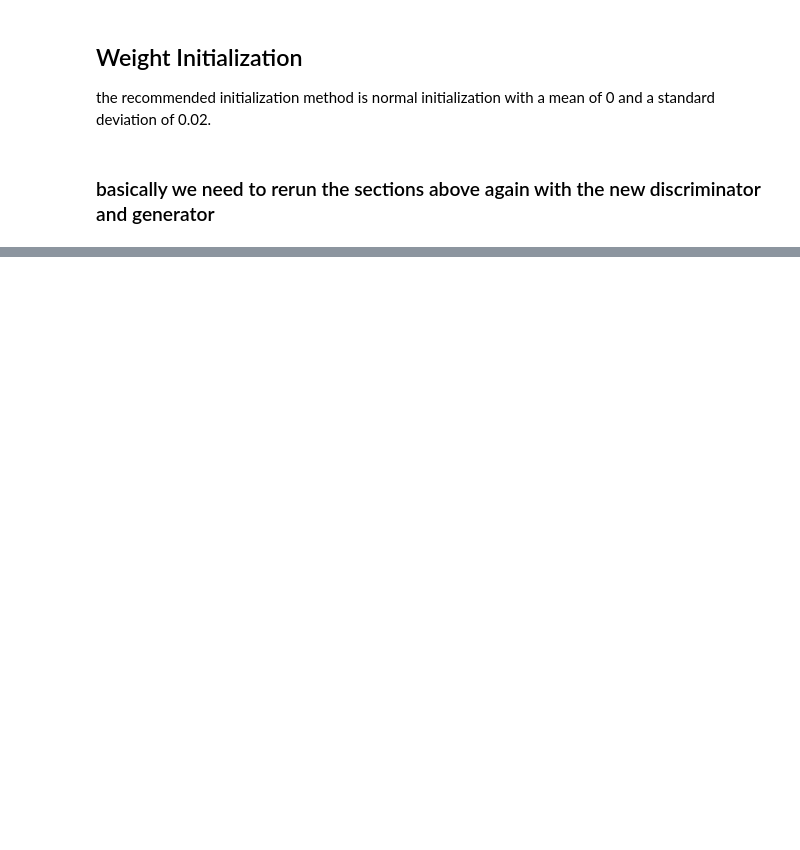
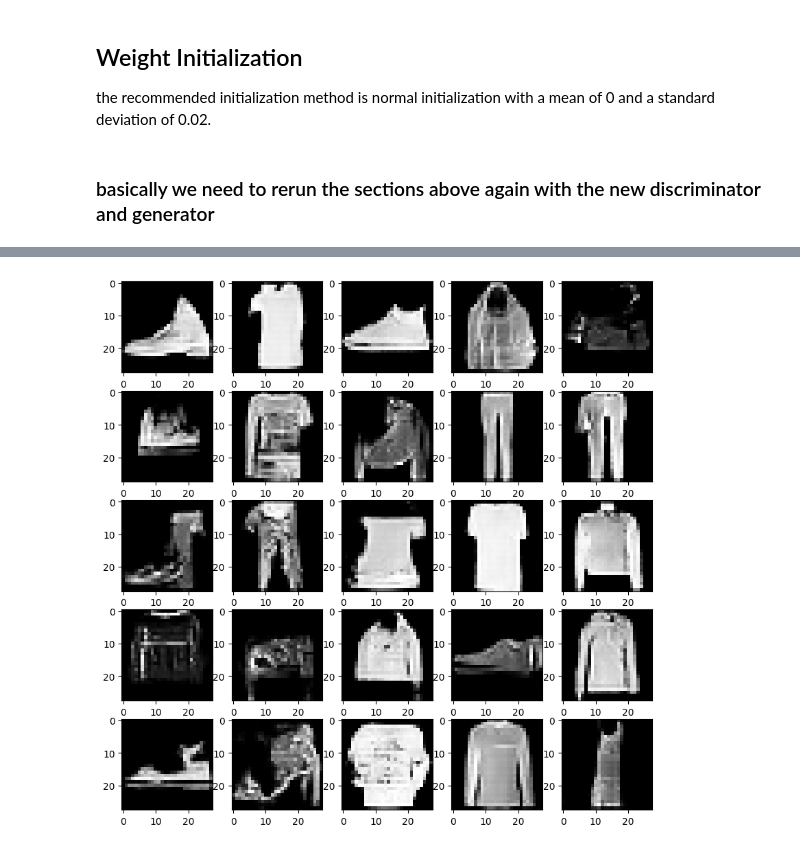
Before and after one commit to DevNerds2020/Generator_Deep_Learning_Models, a Jupyter notebook: DC_GAN.ipynb, the cells around one changed output, grey strips where cells are left out. Drawn from its saved outputs; the diff is of its cells as text; code cells hidden in the pictures; blank space fills up the shorter version.

```diff
--- a/DC_GAN.ipynb
+++ b/DC_GAN.ipynb
@@ -368,0 +352,13 @@ writer.close()
+# %%
+fixed_noise2 = torch.randn(25, latent_dim, 1, 1, device=device)
+
+generator.eval()
+fake_images = generator(fixed_noise2)
+generator.train()
+
+plt.figure(figsize=(10, 10))
+for i in range(25):
+    plt.subplot(5, 5, i + 1)
+    plt.imshow(fake_images[i].squeeze().detach().cpu().numpy(), cmap='gray')
+# %% [output]
+[figure, added]
```
Also changed, not shown: parts of 17 cells of this notebook.
